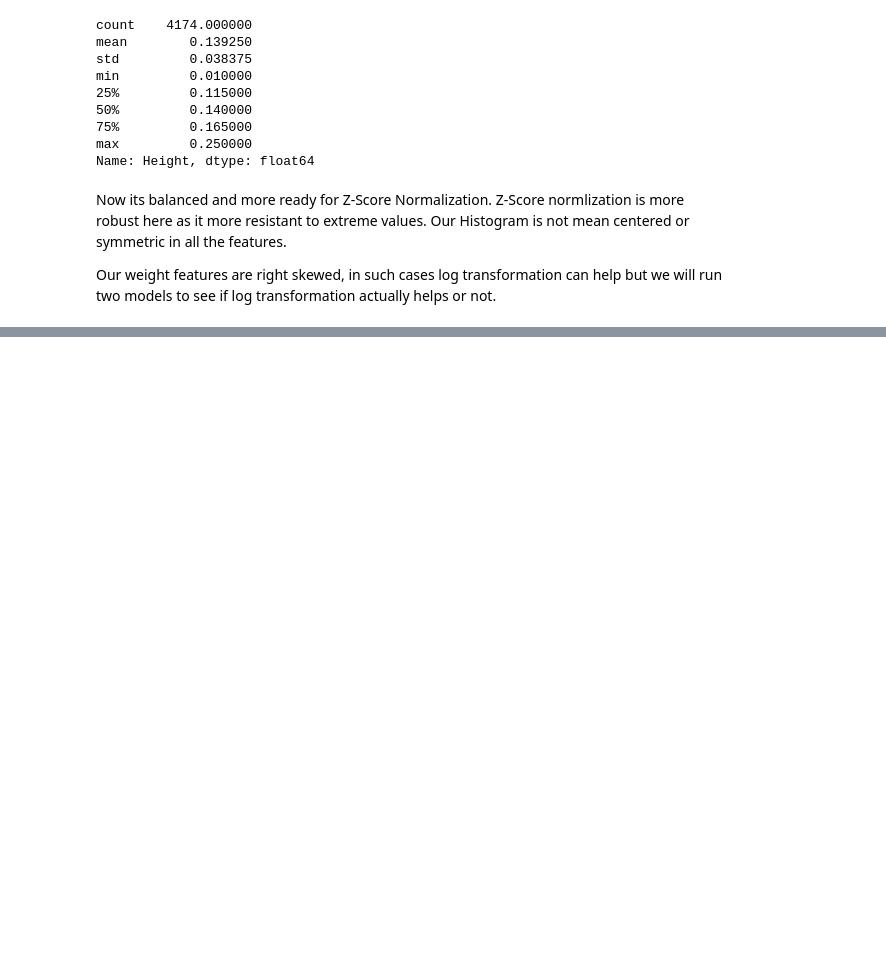
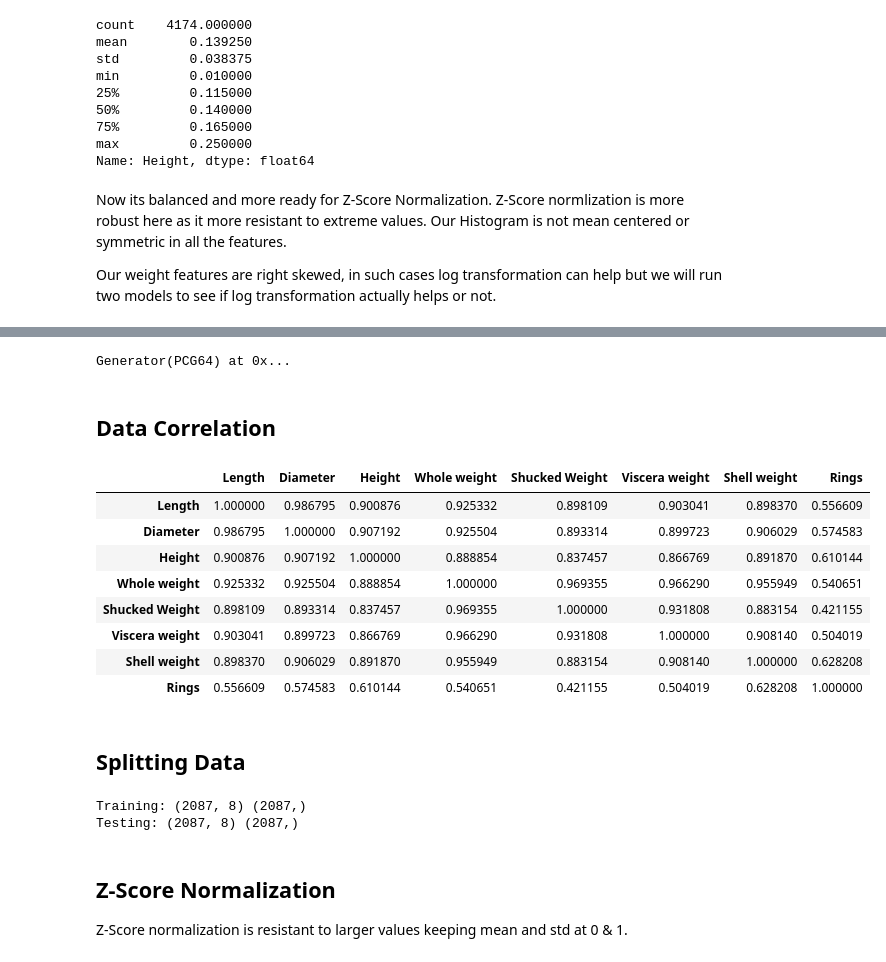
Before and after one commit to Qasimb946/Machine-Learning-Non-Parametric-Learning-P1, a Jupyter notebook: Notebooks/EDA_Abalone.ipynb, the cells around one changed output, grey strips where cells are left out. Cells and saved outputs as stored; diff of their text form; code cells hidden in the pictures; blank space fills up the shorter version.

```diff
--- a/Notebooks/EDA_Abalone.ipynb
+++ b/Notebooks/EDA_Abalone.ipynb
@@ -255,0 +255,21 @@ df
+# %%
+random_state = 42
+np.random.default_rng(random_state)
+# %% [output]
+Generator(PCG64) at 0x...
+# %% [markdown]
+## Data Correlation
+# %%
+df.select_dtypes(include=["number"]).corr()
+# %% [output]
+|  | Length | Diameter | Height | Whole weight | Shucked Weight | Viscera weight | Shell weight | Rings |
+| Length | 1.000000 | 0.986795 | 0.900876 | 0.925332 | 0.898109 | 0.903041 | 0.898370 | 0.556609 |
+| Diameter | 0.986795 | 1.000000 | 0.907192 | 0.925504 | 0.893314 | 0.899723 | 0.906029 | 0.574583 |
+| Height | 0.900876 | 0.907192 | 1.000000 | 0.888854 | 0.837457 | 0.866769 | 0.891870 | 0.610144 |
+| Whole weight | 0.925332 | 0.925504 | 0.888854 | 1.000000 | 0.969355 | 0.966290 | 0.955949 | 0.540651 |
+| Shucked Weight | 0.898109 | 0.893314 | 0.837457 | 0.969355 | 1.000000 | 0.931808 | 0.883154 | 0.421155 |
+| Viscera weight | 0.903041 | 0.899723 | 0.866769 | 0.966290 | 0.931808 | 1.000000 | 0.908140 | 0.504019 |
+| Shell weight | 0.898370 | 0.906029 | 0.891870 | 0.955949 | 0.883154 | 0.908140 | 1.000000 | 0.628208 |
+| Rings | 0.556609 | 0.574583 | 0.610144 | 0.540651 | 0.421155 | 0.504019 | 0.628208 | 1.000000 |
+# %% [markdown]
+## Splitting Data
@@ -255,0 +301,10 @@ df
+# %%
+print("Training:", X_train.shape, y_train.shape)
+print("Testing:", X_test.shape, y_test.shape)
+# %% [output]
+Training: (2087, 8) (2087,)
+Testing: (2087, 8) (2087,)
+# %% [markdown]
+## Z-Score Normalization
+
+Z-Score normalization is resistant to larger values keeping mean and std at 0 & 1.
```
Also changed, not shown: parts of 23 cells of this notebook.
